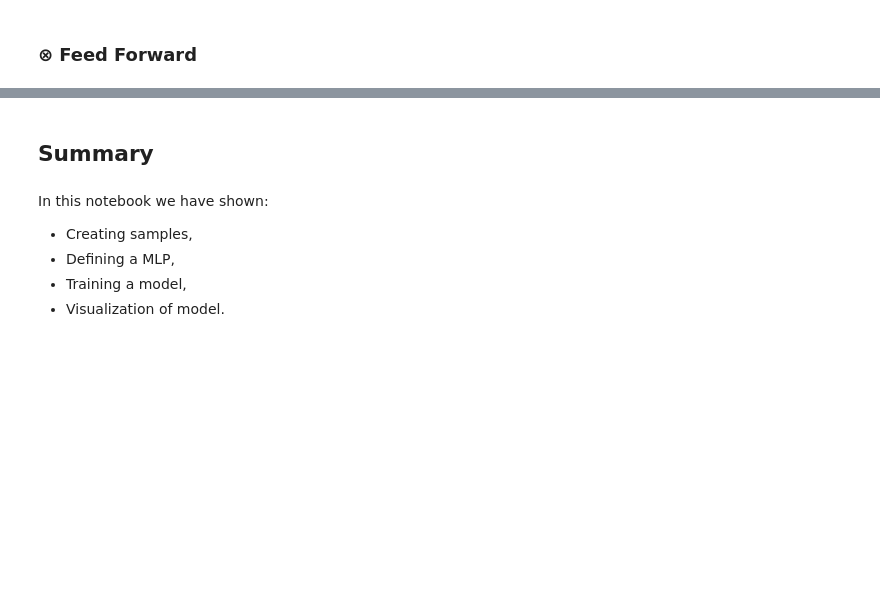
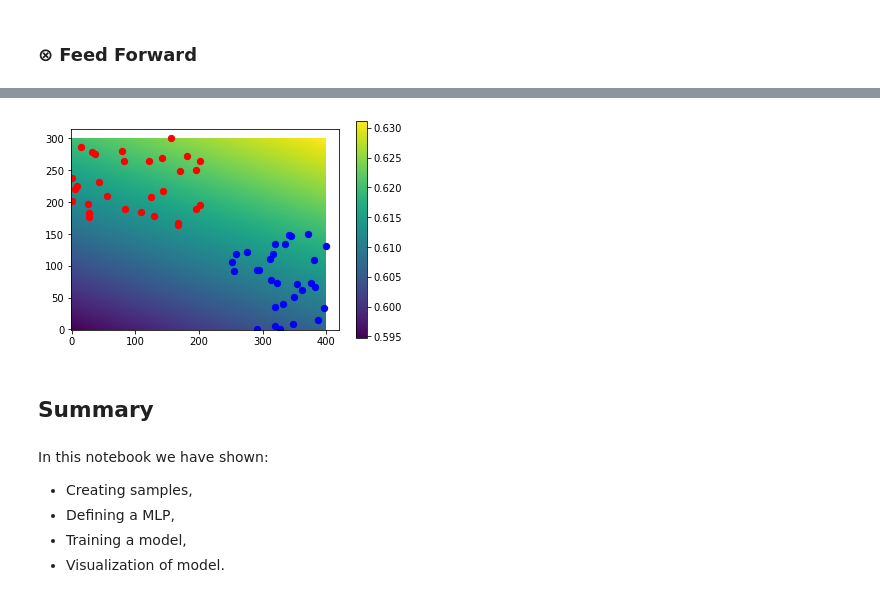
Before and after one commit to muriloboratto/AI-university-assignments, a Jupyter notebook: 2-Neural-Network/01-multilayer-perceptron-introduction.ipynb, the cells around one changed output, grey strips where cells are left out. Cells and saved outputs as stored; diff of their text form; code cells hidden in the pictures; blank space fills up the shorter version.

```diff
--- a/2-Neural-Network/01-multilayer-perceptron-introduction.ipynb
+++ b/2-Neural-Network/01-multilayer-perceptron-introduction.ipynb
@@ -224,0 +249,2 @@ d_sigmoid = np.vectorize(d_sigmoid)
+# %%
+qte_sample = 30
@@ -276,0 +311,10 @@ valor = [1, 1, 1, 1, 1, 0, 0, 0, 0, 0]
+# %%
+points = np.array(roses + violets)
+
+input_samples  = points[:,[0,1]]
+target_outputs = points[:,2]
+
+#Normalize
+min_val = np.min(input_samples, axis=0)
+max_val = np.max(input_samples, axis=0)
+input_samples_normalized = (input_samples - min_val) / (max_val - min_val)
@@ -403,9 +470,9 @@ B.sum()
 # %%
 lr = 0.1
 
-def treinaPerceptron(points, valor):
+def trainingPerceptron(input_samples_normalized, target_outputs):
     global WL1, WL2, bias1, bias2
-    for x_train, y_train in zip(points, valor):
+    for x_train, y_train in zip(input_samples_normalized, target_outputs):
 
         X = np.array([x_train]).T
         W = WL1
@@ -429,9 +496,7 @@ def treinaPerceptron(points, valor):
         exitr = exitr + bias2
 
         y_pred = sigmoid(exitr)
-
 # -------------------------------------
-
         e = (y_train - y_pred)
 
         d_y_pred = d_sigmoid(y_pred)
@@ -462,16 +527,7 @@ def treinaPerceptron(points, valor):
         WL1_D = grad.dot(np.array([x_train]))
         WL1 = WL1 + WL1_D
 
+trainingPerceptron(input_samples_normalized, target_outputs)
 
-
-treinaPerceptron(points, valor)
-print("-----------------------")
-print(WL1)
-print("-----------------------")
-print(WL2)
-print("-----------------------")
-print(bias1)
-print("-----------------------")
-print(bias2)
-print("-----------------------")
+print(f"WL1: \n {WL1}\nWL2: \n {WL2}\nBias1: \n {bias1}\nBias2: \n {bias2}")
 # %% [output]
@@ -491,5 +549,5 @@ print("-----------------------")
 # %%
-def visualiza(points, valor, zero1=False):
+def visualize(input_samples_normalized, target_outputs, zero1=False):
     img = np.ones((300, 400))
     # grab the image dimensions
     w = img.shape[0]
@@ -513,9 +571,9 @@ def visualiza(points, valor, zero1=False):
 
     plt.imshow(img, origin='lower')
     plt.colorbar()
-    for x, y in zip(points,valor):
+    for x, y in zip(input_samples_normalized, target_outputs):
         if y == 1:
             plt.scatter(x=x[0]*h, y=x[1]*w, c='r', s=40)
         else:
             plt.scatter(x=x[0]*h, y=x[1]*w, c='b', s=40)
-    plt.show()### ⊗ Visualization
+    plt.show()
@@ -587,3 +580,7 @@ visualiza(points, valor, True)
+# %%
+visualize(input_samples_normalized, target_outputs)
+# %% [output]
+[figure, added]
 # %% [markdown]
 ## Summary
 # %% [markdown]
```
Also changed, not shown: parts of 38 cells of this notebook, 17 other files.
